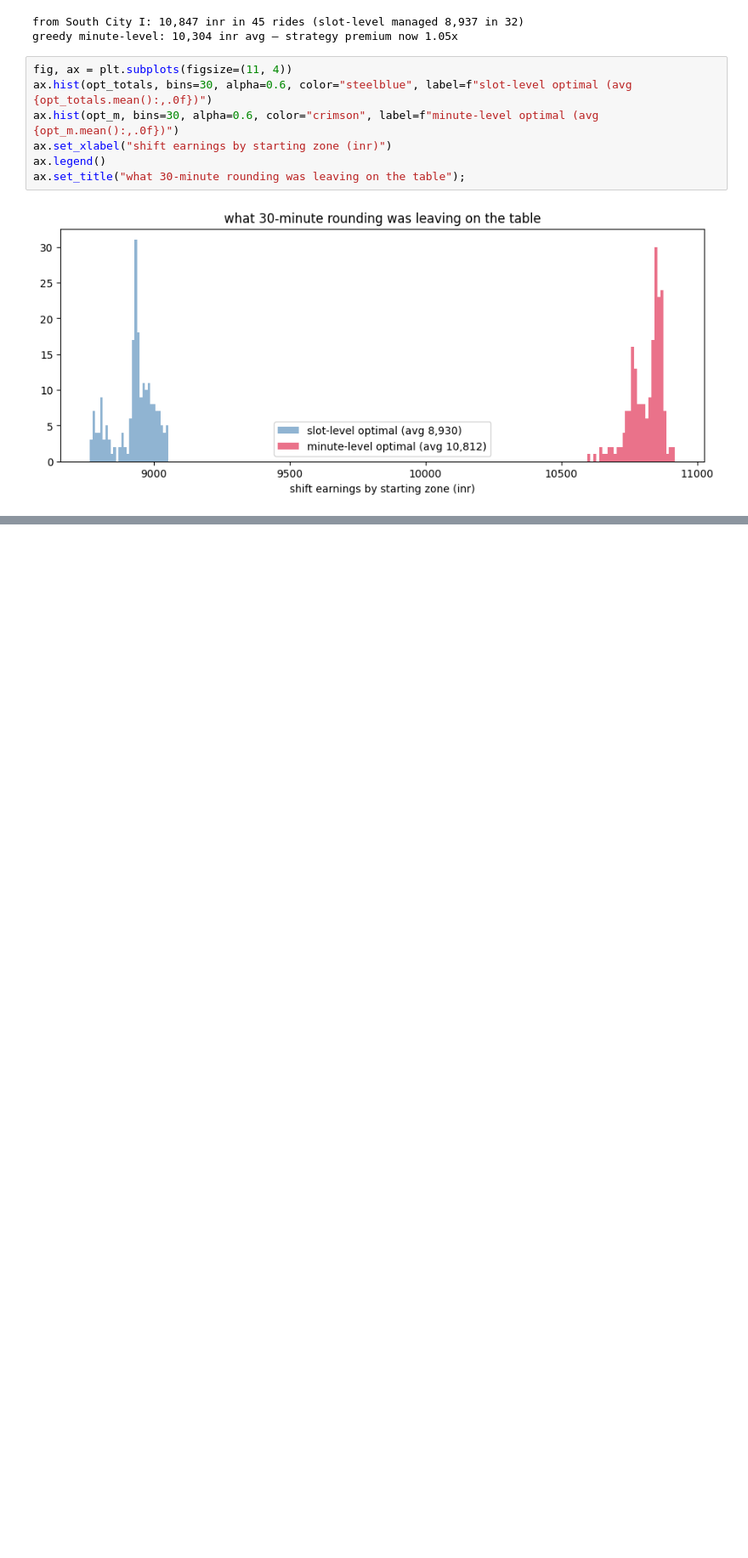
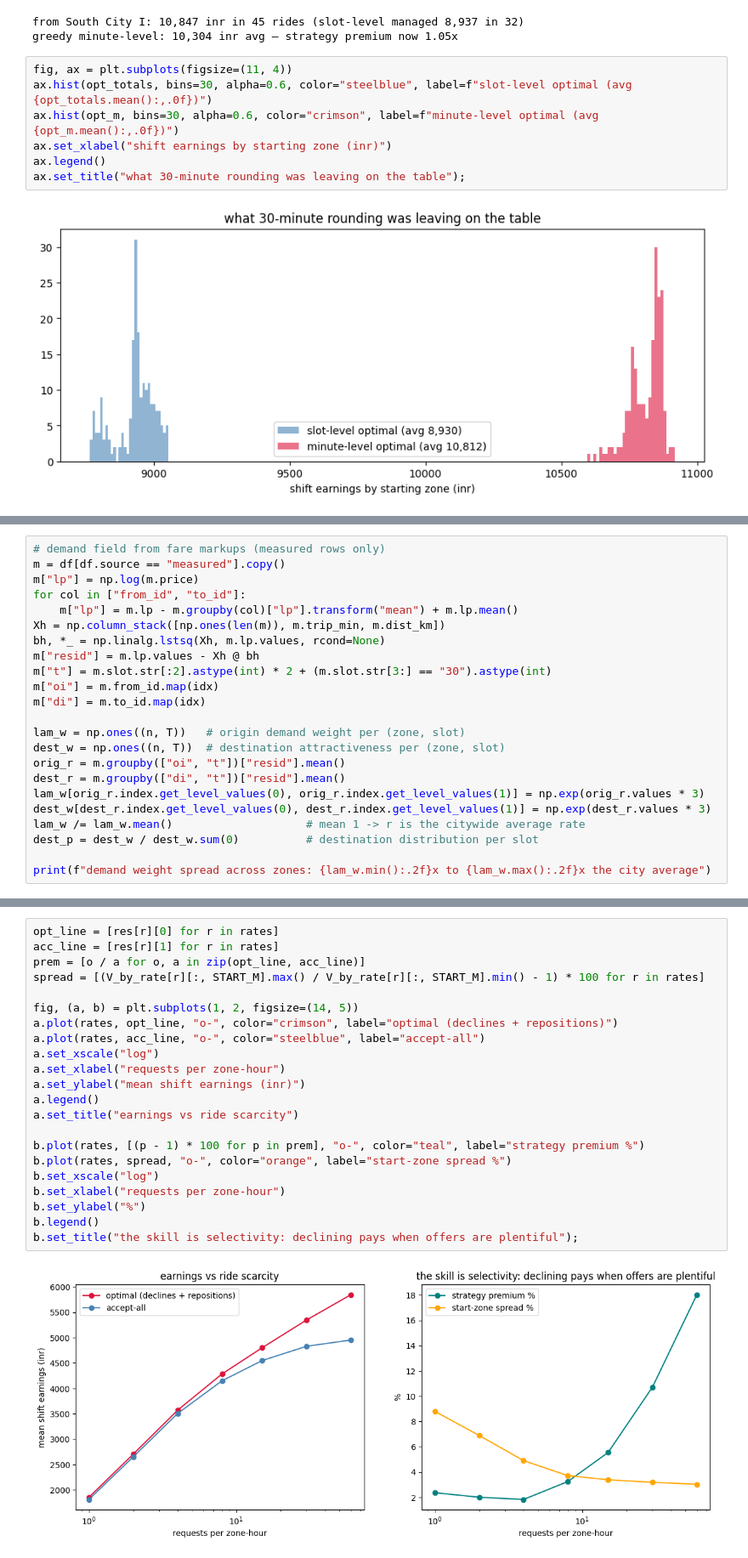
Before and after one commit to sid-081205/gamifying-cabs, a Jupyter notebook: driver_game.ipynb, the cells around one changed output, grey strips where cells are left out. Shown at 85% size. Cells and saved outputs as stored; diff of their text form; blank space fills up the shorter version.

Commit message:
add acceptance game: markup-based demand field, scarcity sweep, decline/deadhead policy
Co-authored-by: Cursor <cursoragent@cursor.com>

```diff
--- a/driver_game.ipynb
+++ b/driver_game.ipynb
@@ -302,0 +311,23 @@ ax.set_title("what 30-minute rounding was leaving on the table");
+# %%
+# demand field from fare markups (measured rows only)
+m = df[df.source == "measured"].copy()
+m["lp"] = np.log(m.price)
+for col in ["from_id", "to_id"]:
+    m["lp"] = m.lp - m.groupby(col)["lp"].transform("mean") + m.lp.mean()
+Xh = np.column_stack([np.ones(len(m)), m.trip_min, m.dist_km])
+bh, *_ = np.linalg.lstsq(Xh, m.lp.values, rcond=None)
+m["resid"] = m.lp.values - Xh @ bh
+m["t"] = m.slot.str[:2].astype(int) * 2 + (m.slot.str[3:] == "30").astype(int)
+m["oi"] = m.from_id.map(idx)
+m["di"] = m.to_id.map(idx)
+
+lam_w = np.ones((n, T))   # origin demand weight per (zone, slot)
+dest_w = np.ones((n, T))  # destination attractiveness per (zone, slot)
+orig_r = m.groupby(["oi", "t"])["resid"].mean()
+dest_r = m.groupby(["di", "t"])["resid"].mean()
+lam_w[orig_r.index.get_level_values(0), orig_r.index.get_level_values(1)] = np.exp(orig_r.values * 3)
+dest_w[dest_r.index.get_level_values(0), dest_r.index.get_level_values(1)] = np.exp(dest_r.values * 3)
+lam_w /= lam_w.mean()                    # mean 1 -> r is the citywide average rate
+dest_p = dest_w / dest_w.sum(0)          # destination distribution per slot
+
+print(f"demand weight spread across zones: {lam_w.min():.2f}x to {lam_w.max():.2f}x the city average")
@@ -302,0 +427,24 @@ ax.set_title("what 30-minute rounding was leaving on the table");
+# %%
+opt_line = [res[r][0] for r in rates]
+acc_line = [res[r][1] for r in rates]
+prem = [o / a for o, a in zip(opt_line, acc_line)]
+spread = [(V_by_rate[r][:, START_M].max() / V_by_rate[r][:, START_M].min() - 1) * 100 for r in rates]
+
+fig, (a, b) = plt.subplots(1, 2, figsize=(14, 5))
+a.plot(rates, opt_line, "o-", color="crimson", label="optimal (declines + repositions)")
+a.plot(rates, acc_line, "o-", color="steelblue", label="accept-all")
+a.set_xscale("log")
+a.set_xlabel("requests per zone-hour")
+a.set_ylabel("mean shift earnings (inr)")
+a.legend()
+a.set_title("earnings vs ride scarcity")
+
+b.plot(rates, [(p - 1) * 100 for p in prem], "o-", color="teal", label="strategy premium %")
+b.plot(rates, spread, "o-", color="orange", label="start-zone spread %")
+b.set_xscale("log")
+b.set_xlabel("requests per zone-hour")
+b.set_ylabel("%")
+b.legend()
+b.set_title("the skill is selectivity: declining pays when offers are plentiful");
+# %% [output]
+[figure, added]
```
Also changed, not shown: parts of 4 cells of this notebook.
